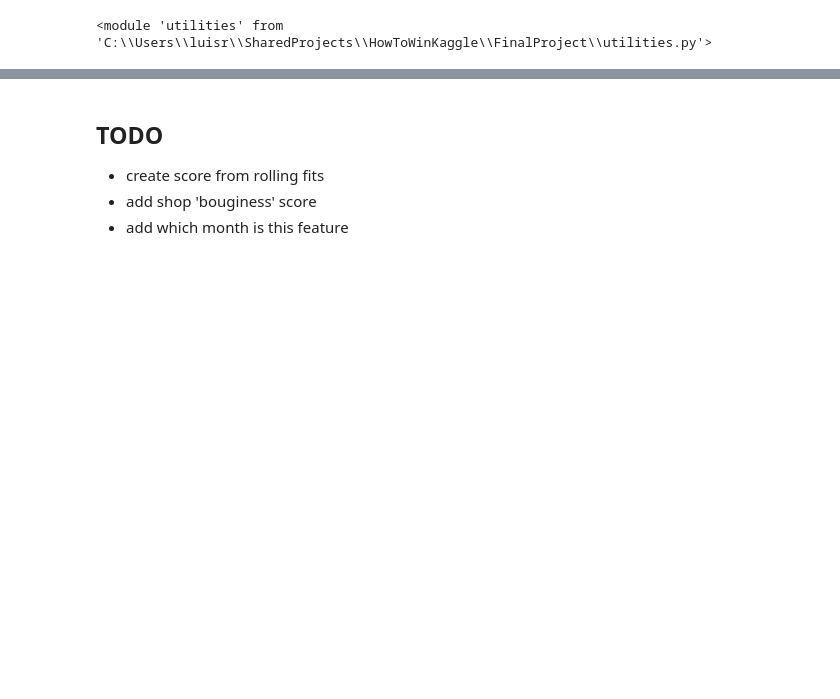
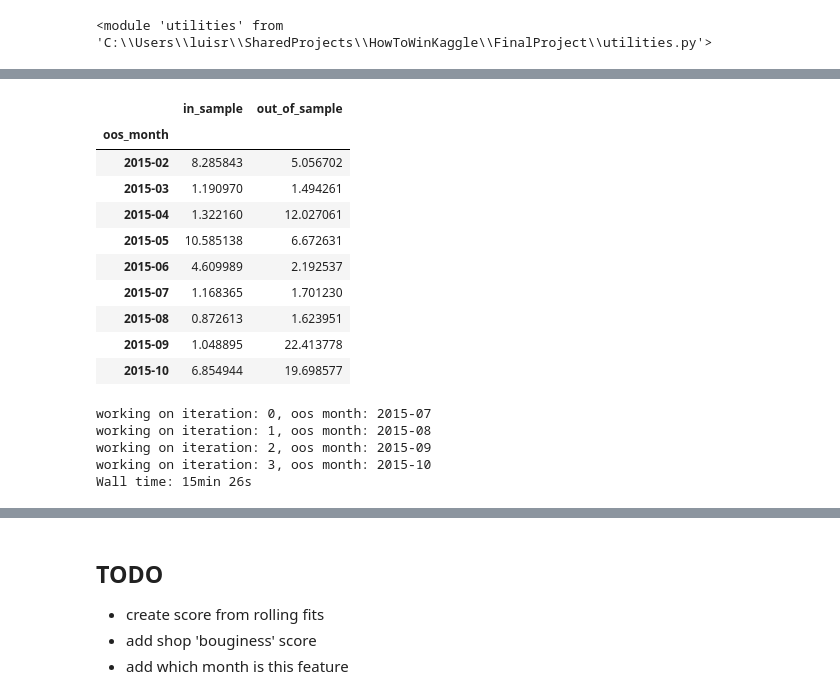
Before and after one commit to lsuazo/HowToWinKaggle, a Jupyter notebook: FinalProject/20200803_formalize_cross_val.ipynb, the cells around one changed output, grey strips where cells are left out. Saved outputs shown, nothing was run; the diff lists cells and outputs as text; code cells hidden in the pictures; blank space fills up the shorter version.

```diff
--- a/FinalProject/20200803_formalize_cross_val.ipynb
+++ b/FinalProject/20200803_formalize_cross_val.ipynb
@@ -115,0 +169,7 @@ validate_errors
+# %%
+%%time
+def clip(X):
+    return np.clip(X, 0, 20)
+
+model = RandomForestRegressor(n_estimators=50, max_depth=4, random_state=42 )
+errors, _ = utilities.cross_val_score(piv_agg_sales, model, 24, 3, X_func_list=[clip])
@@ -115,0 +196,7 @@ validate_errors
+# %%
+%%time
+def clip(X):
+    return np.clip(X, 0, 20)
+
+model = RandomForestRegressor(n_estimators=50, max_depth=4, random_state=42 )
+errors, _ = utilities.cross_val_score(piv_agg_sales, model, 24, 6, X_func_list=[clip])
@@ -115,0 +234,7 @@ validate_errors
+# %%
+%%time
+def clip(X):
+    return np.clip(X, 0, 20)
+
+model = RandomForestRegressor(n_estimators=50, max_depth=4, random_state=42 )
+errors, _ = utilities.cross_val_score(piv_agg_sales, model, 18, 12, X_func_list=[clip])
@@ -115,0 +255,7 @@ validate_errors
+# %%
+%%time
+def clip(X):
+    return np.clip(X, 0, 20)
+
+model = RandomForestRegressor(n_estimators=50, max_depth=4, random_state=42 )
+errors, _ = utilities.cross_val_score(piv_agg_sales, model, 24, 1, add_pred_month=True, X_func_list=[clip])
@@ -115,0 +273,27 @@ validate_errors
+# %%
+errors
+# %% [output]
+|  | in_sample | out_of_sample |
+| oos_month |  |  |
+| 2015-02 | 8.285843 | 5.056702 |
+| 2015-03 | 1.190970 | 1.494261 |
+| 2015-04 | 1.322160 | 12.027061 |
+| 2015-05 | 10.585138 | 6.672631 |
+| 2015-06 | 4.609989 | 2.192537 |
+| 2015-07 | 1.168365 | 1.701230 |
+| 2015-08 | 0.872613 | 1.623951 |
+| 2015-09 | 1.048895 | 22.413778 |
+| 2015-10 | 6.854944 | 19.698577 |
+# %%
+%%time
+def clip(X):
+    return np.clip(X, 0, 20)
+
+model = RandomForestRegressor(n_estimators=50, max_depth=4, random_state=42 )
+errors, _ = utilities.cross_val_score(piv_agg_sales, model, 18, 12, add_pred_month=True, X_func_list=[clip])
+# %% [output]
+working on iteration: 0, oos month: 2015-07
+working on iteration: 1, oos month: 2015-08
+working on iteration: 2, oos month: 2015-09
+working on iteration: 3, oos month: 2015-10
+Wall time: 15min 26s
```
Also changed, not shown: parts of 42 cells of this notebook, 5 other files.
